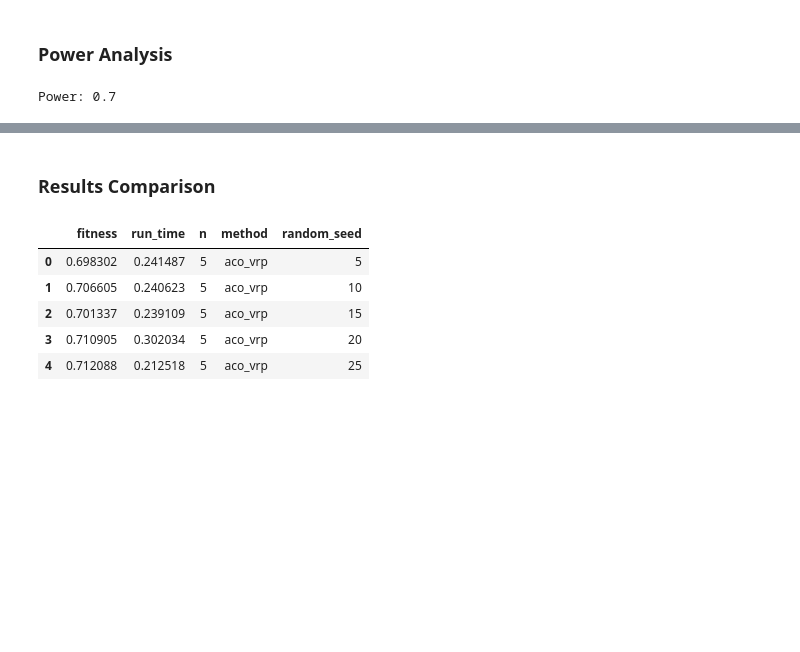
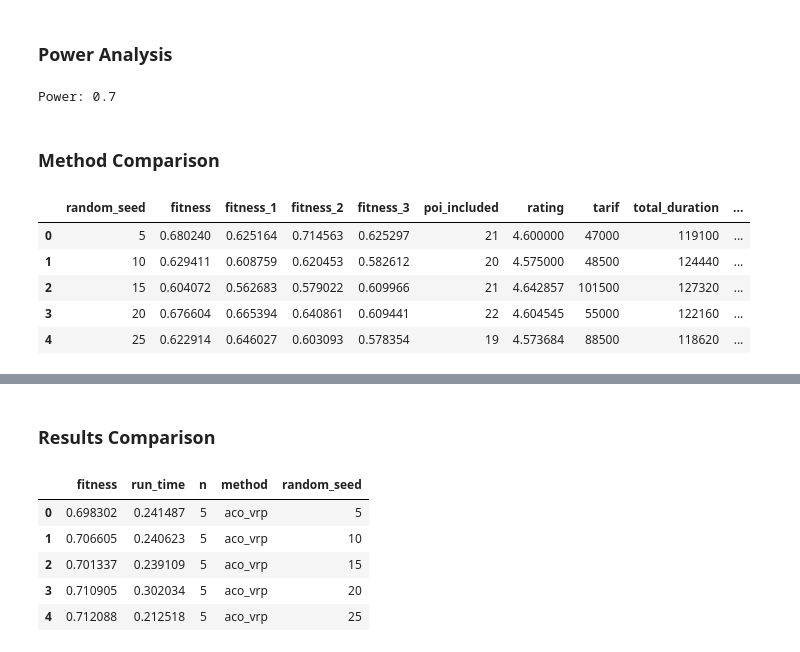
Before and after one commit to rahmatttt/travel-itinerary-recommendation, a Jupyter notebook: Results_analysis_3_haco.ipynb, the cells around one changed output, grey strips where cells are left out. Cells and saved outputs as stored; diff of their text form; code cells hidden in the pictures; blank space fills up the shorter version.

```diff
--- a/Results_analysis_3_haco.ipynb
+++ b/Results_analysis_3_haco.ipynb
@@ -530,3 +634,15 @@ power = reject_count / num_simulations
 print("Power:", power)
 # %% [output]
 Power: 0.7
+# %% [markdown]
+### Method Comparison
+# %%
+results_df = pd.read_excel("method_comparison_haco.xlsx")
+results_df.head()
+# %% [output]
+|  | random_seed | fitness | fitness_1 | fitness_2 | fitness_3 | poi_included | rating | tarif | total_duration | ... |
+| 0 | 5 | 0.680240 | 0.625164 | 0.714563 | 0.625297 | 21 | 4.600000 | 47000 | 119100 | ... |
+| 1 | 10 | 0.629411 | 0.608759 | 0.620453 | 0.582612 | 20 | 4.575000 | 48500 | 124440 | ... |
+| 2 | 15 | 0.604072 | 0.562683 | 0.579022 | 0.609966 | 21 | 4.642857 | 101500 | 127320 | ... |
+| 3 | 20 | 0.676604 | 0.665394 | 0.640861 | 0.609441 | 22 | 4.604545 | 55000 | 122160 | ... |
+| 4 | 25 | 0.622914 | 0.646027 | 0.603093 | 0.578354 | 19 | 4.573684 | 88500 | 118620 | ... |
```
Also changed, not shown: parts of 9 cells of this notebook, 2 other files.
